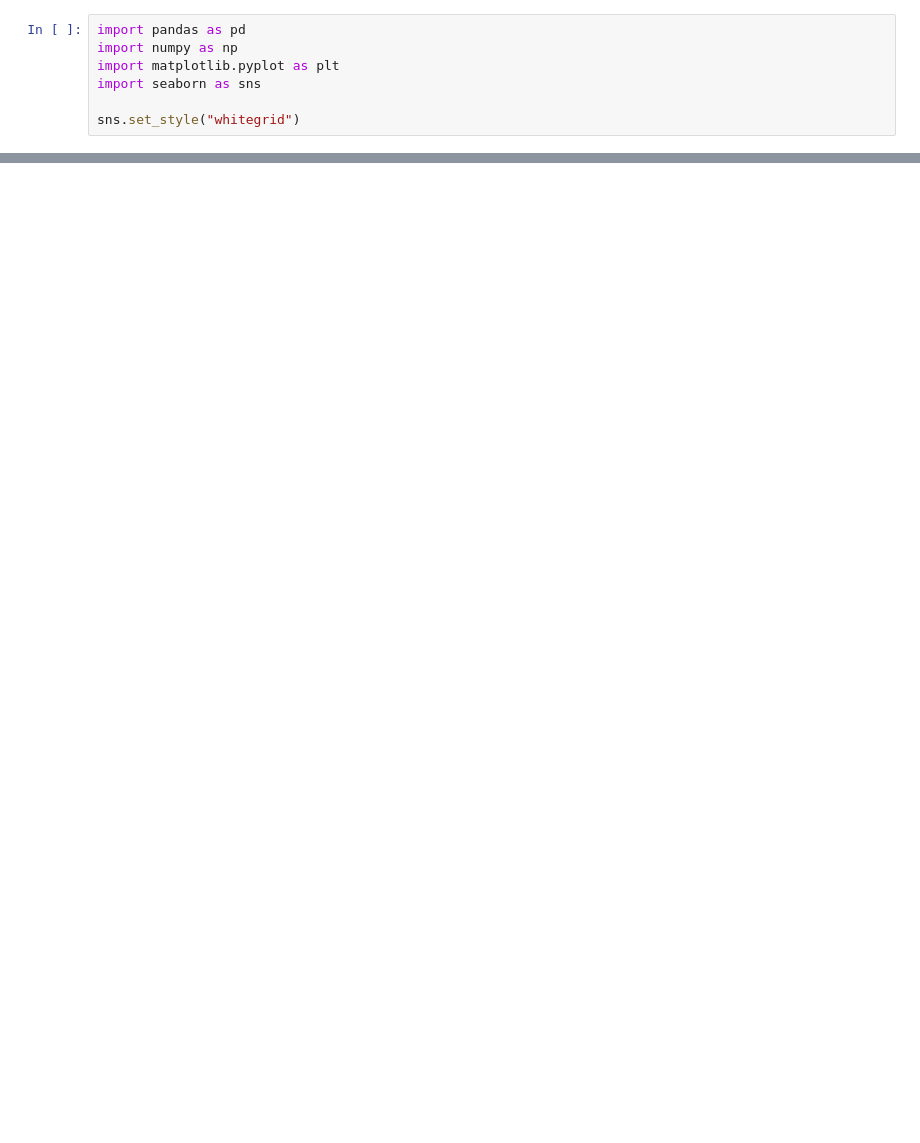
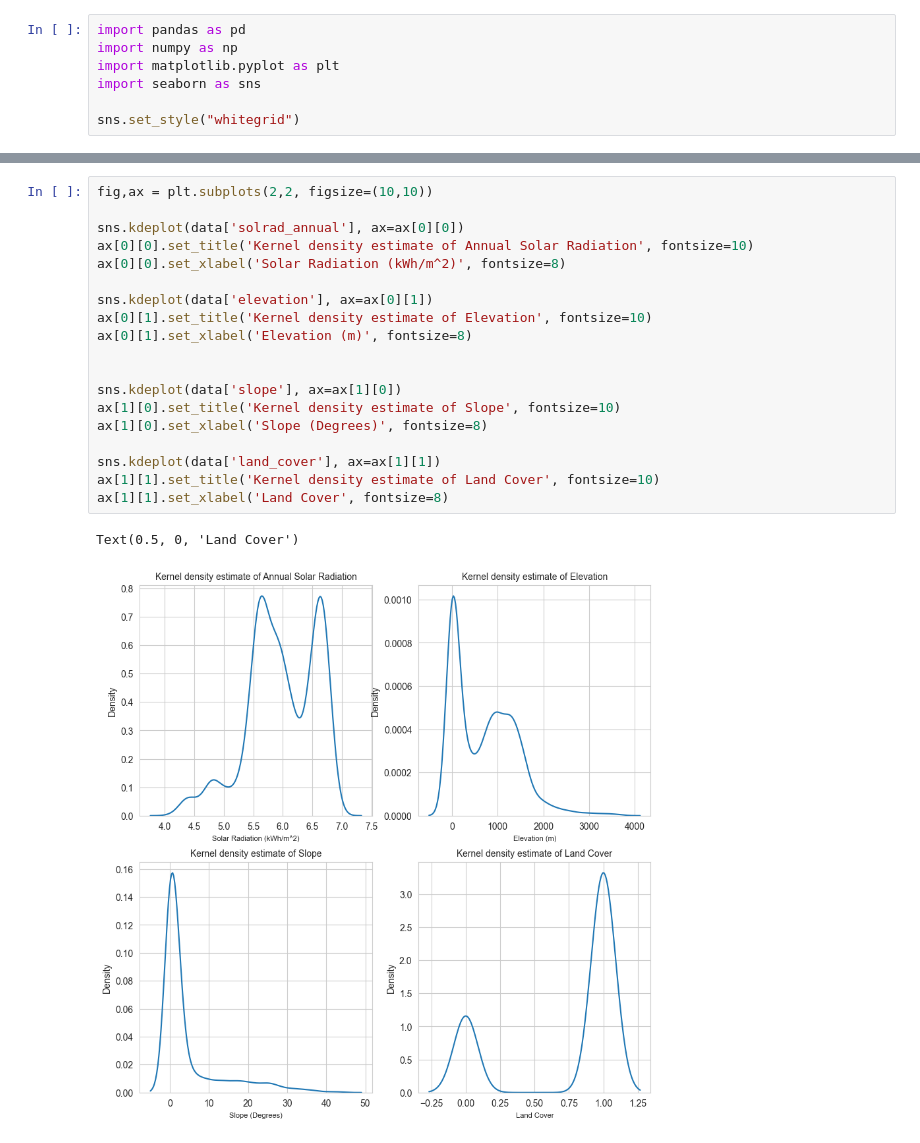
Before and after one commit to hrhampapura/SolarFarmPrediction, a Jupyter notebook: data_code/data_viz.ipynb, the cells around one changed output, grey strips where cells are left out. Saved outputs shown, nothing was run; the diff lists cells and outputs as text; blank space fills up the shorter version.

```diff
--- a/data_code/data_viz.ipynb
+++ b/data_code/data_viz.ipynb
@@ -17,4 +17,26 @@ Index(['Latitude', 'Longitude', 'Solar_farm_present', 'land_cover', 'slope',
       dtype='object')
+# %%
+fig,ax = plt.subplots(2,2, figsize=(10,10))
+
+sns.kdeplot(data['solrad_annual'], ax=ax[0][0])
+ax[0][0].set_title('Kernel density estimate of Annual Solar Radiation', fontsize=10)
+ax[0][0].set_xlabel('Solar Radiation (kWh/m^2)', fontsize=8)
+
+sns.kdeplot(data['elevation'], ax=ax[0][1])
+ax[0][1].set_title('Kernel density estimate of Elevation', fontsize=10)
+ax[0][1].set_xlabel('Elevation (m)', fontsize=8)
+
+
+sns.kdeplot(data['slope'], ax=ax[1][0])
+ax[1][0].set_title('Kernel density estimate of Slope', fontsize=10)
+ax[1][0].set_xlabel('Slope (Degrees)', fontsize=8)
+
+sns.kdeplot(data['land_cover'], ax=ax[1][1])
+ax[1][1].set_title('Kernel density estimate of Land Cover', fontsize=10)
+ax[1][1].set_xlabel('Land Cover', fontsize=8)
+# %% [output]
+Text(0.5, 0, 'Land Cover')
+[figure, added]
 # %%
 fig,ax = plt.subplots(2,2, figsize=(10,10))
 y = data['ac_annual']
```
Also changed, not shown: parts of 3 cells of this notebook.
